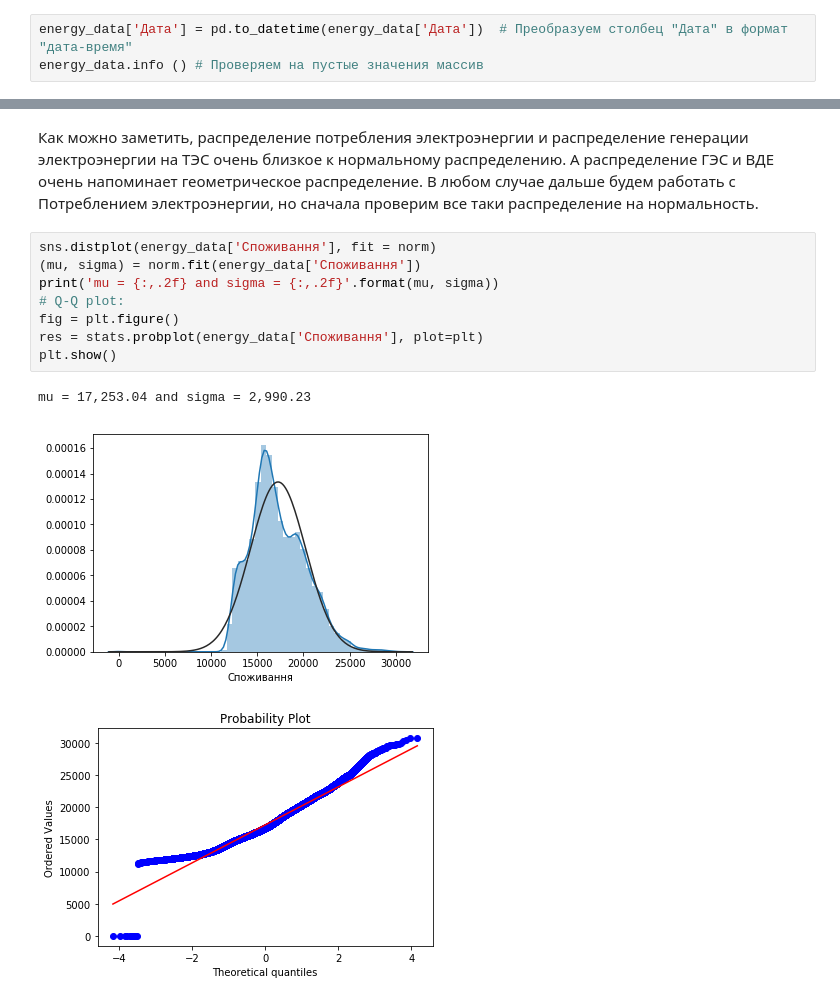
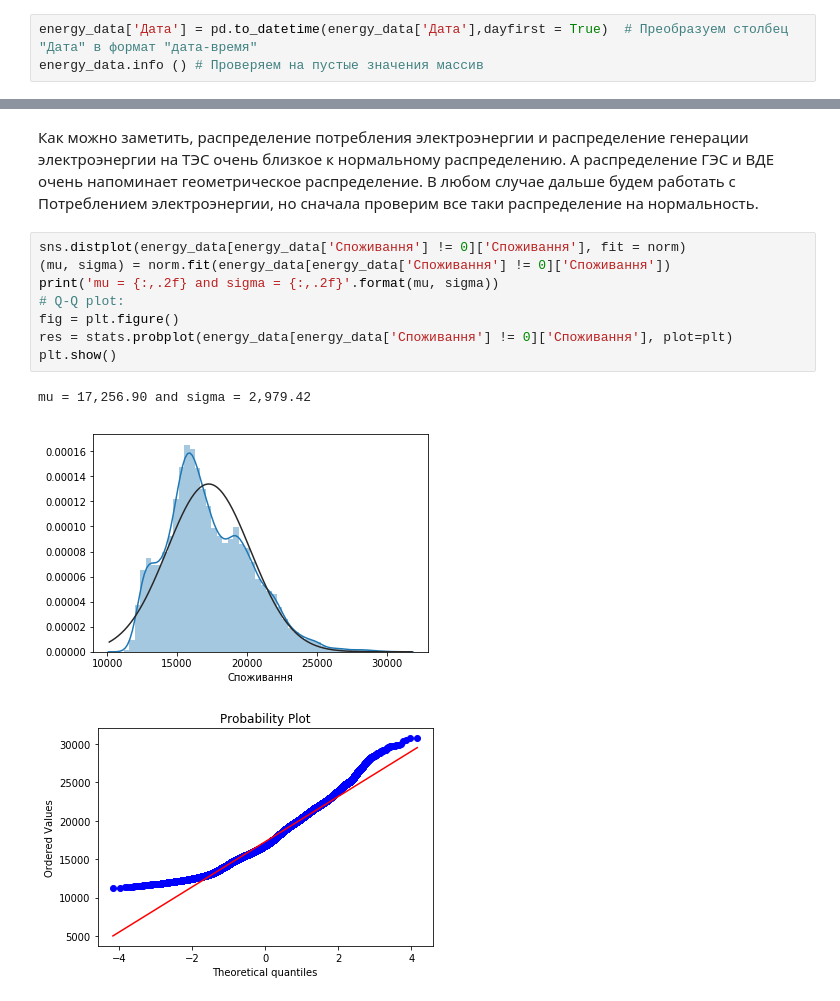
Before and after one commit to adaniky/Python_For_Data_Science, a Jupyter notebook: Energy_Consumption/Energy_Consumption_Time_Series.ipynb, the cells around one changed output, grey strips where cells are left out. Saved outputs shown, nothing was run; the diff lists cells and outputs as text.

Commit message:
:Upgrade Energy Consumption#1

```diff
--- a/Energy_Consumption/Energy_Consumption_Time_Series.ipynb
+++ b/Energy_Consumption/Energy_Consumption_Time_Series.ipynb
@@ -136,7 +121,7 @@ energy_data.head()
 | 3 | 10475 | 18453 | 0 | 185 | 04:00 | 2014 | 8369 | 42 | 01.01.2014 |
 | 4 | 10427 | 18072 | -488 | 274 | 05:00 | 2009 | 8355 | 49 | 01.01.2014 |
 # %%
-energy_data['Дата'] = pd.to_datetime(energy_data['Дата'])  # Преобразуем столбец "Дата" в формат "дата-время"
+energy_data['Дата'] = pd.to_datetime(energy_data['Дата'],dayfirst = True)  # Преобразуем столбец "Дата" в формат "дата-время"
 energy_data.info () # Проверяем на пустые значения массив
 # %% [output]
 <class 'pandas.core.frame.DataFrame'>
@@ -298,14 +328,14 @@ for i in energy_data.columns[energy_data.columns != 'Дата']:
 Как можно заметить, распределение потребления электроэнергии и распределение генерации электроэнергии на ТЭС очень близкое к нормальному распределению. А распределение ГЭС и ВДЕ очень напоминает геометрическое распределение.
 В любом случае дальше будем работать с Потреблением электроэнергии, но сначала проверим все таки распределение на нормальность.
 # %%
-sns.distplot(energy_data['Споживання'], fit = norm)
-(mu, sigma) = norm.fit(energy_data['Споживання'])
+sns.distplot(energy_data[energy_data['Споживання'] != 0]['Споживання'], fit = norm)
+(mu, sigma) = norm.fit(energy_data[energy_data['Споживання'] != 0]['Споживання'])
 print('mu = {:,.2f} and sigma = {:,.2f}'.format(mu, sigma))
 # Q-Q plot:
 fig = plt.figure()
-res = stats.probplot(energy_data['Споживання'], plot=plt)
+res = stats.probplot(energy_data[energy_data['Споживання'] != 0]['Споживання'], plot=plt)
 plt.show()
 # %% [output]
-mu = 17,253.04 and sigma = 2,990.23
+mu = 17,256.90 and sigma = 2,979.42
-[figure, old version]
+[figure, new version]
-[figure, old version]
+[figure, new version]
```
Also changed, not shown: parts of 23 cells of this notebook, 1 other file.
